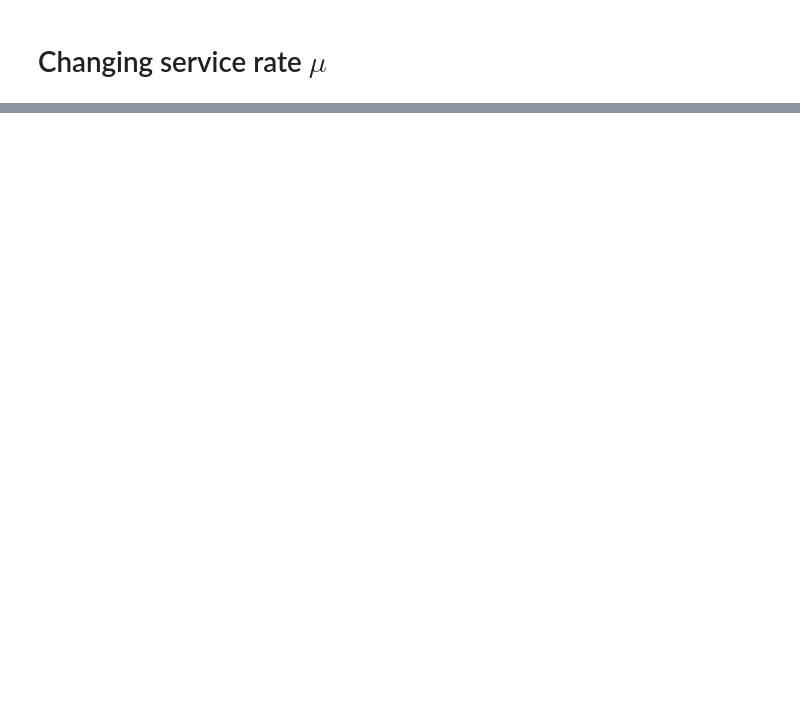
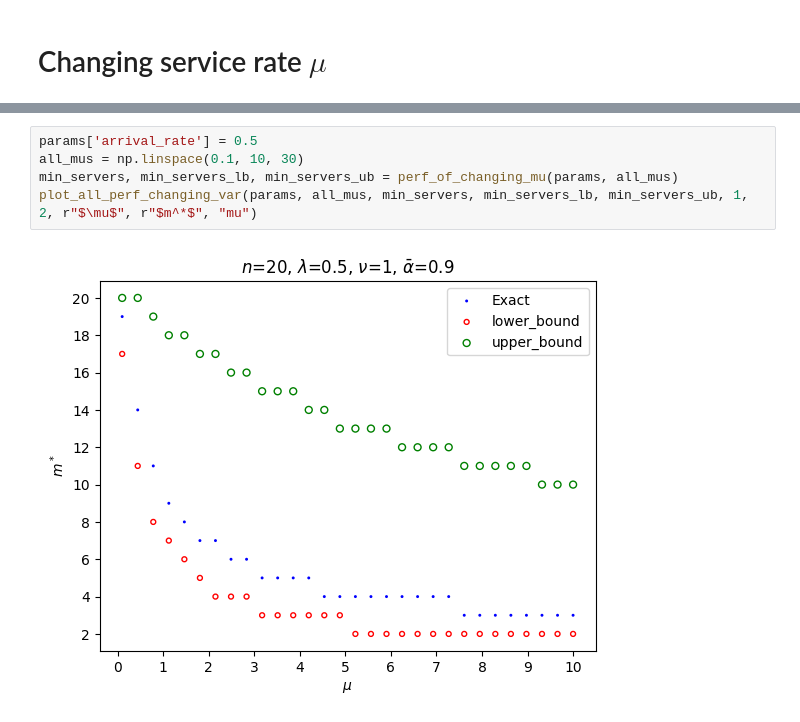
Before and after one commit to Xiaobing-S/Staffing-Finite-Service-Systems---Simulation, a Jupyter notebook: SimulationReport.ipynb, the cells around one changed output, grey strips where cells are left out. Cells and saved outputs as stored; diff of their text form; blank space fills up the shorter version.

Commit message:
Add perf results

```diff
--- a/SimulationReport.ipynb
+++ b/SimulationReport.ipynb
@@ -225,0 +253,7 @@ plot_all_perf_changing_var(params, all_lambdas, min_servers, min_servers_lb, min
+# %%
+params['arrival_rate'] = 0.5
+all_mus = np.linspace(0.1, 10, 30)
+min_servers, min_servers_lb, min_servers_ub = perf_of_changing_mu(params, all_mus)
+plot_all_perf_changing_var(params, all_mus, min_servers, min_servers_lb, min_servers_ub, 1, 2, r"$\mu$", r"$m^*$", "mu")
+# %% [output]
+[figure, added]
```
Also changed, not shown: parts of 59 cells of this notebook, 2 other files.
